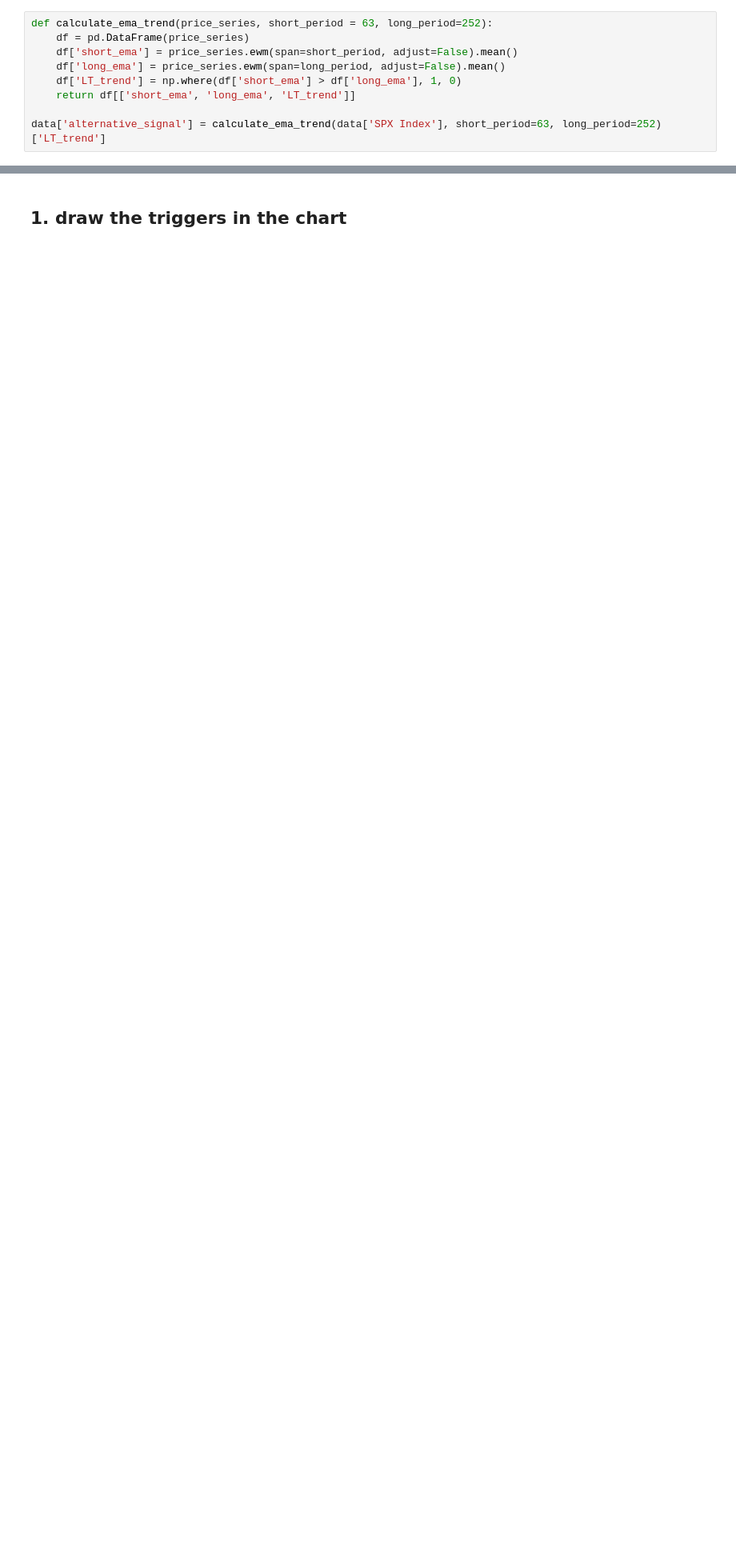
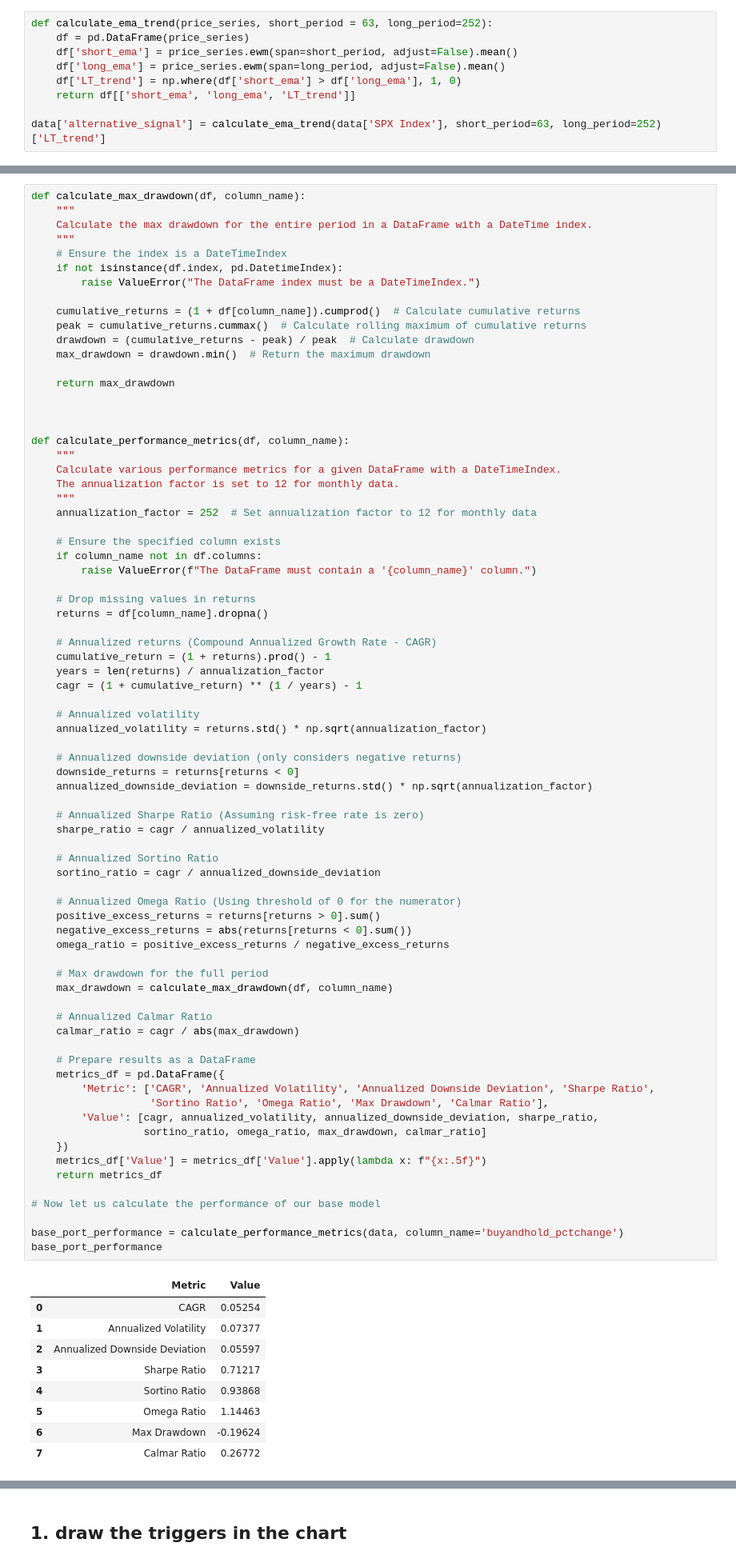
Before and after one commit to MarkAngeloMP/Low-Tide-Capital-Management, a Jupyter notebook: src/mixedanaylsis.ipynb, the cells around one changed output, grey strips where cells are left out. Shown at 80% size. Drawn from its saved outputs; the diff is of its cells as text; blank space fills up the shorter version.

```diff
--- a/src/mixedanaylsis.ipynb
+++ b/src/mixedanaylsis.ipynb
@@ -86,0 +88,85 @@ data.to_csv('alldata.csv', index=False)
+# %%
+def calculate_max_drawdown(df, column_name):
+    """
+    Calculate the max drawdown for the entire period in a DataFrame with a DateTime index.
+    """
+    # Ensure the index is a DateTimeIndex
+    if not isinstance(df.index, pd.DatetimeIndex):
+        raise ValueError("The DataFrame index must be a DateTimeIndex.")
+
+    cumulative_returns = (1 + df[column_name]).cumprod()  # Calculate cumulative returns
+    peak = cumulative_returns.cummax()  # Calculate rolling maximum of cumulative returns
+    drawdown = (cumulative_returns - peak) / peak  # Calculate drawdown
+    max_drawdown = drawdown.min()  # Return the maximum drawdown
+
+    return max_drawdown
+
+
+
+def calculate_performance_metrics(df, column_name):
+    """
+    Calculate various performance metrics for a given DataFrame with a DateTimeIndex.
+    The annualization factor is set to 12 for monthly data.
+    """
+    annualization_factor = 252  # Set annualization factor to 12 for monthly data
+
+    # Ensure the specified column exists
+    if column_name not in df.columns:
+        raise ValueError(f"The DataFrame must contain a '{column_name}' column.")
+
+    # Drop missing values in returns
+    returns = df[column_name].dropna()
+
+    # Annualized returns (Compound Annualized Growth Rate - CAGR)
+    cumulative_return = (1 + returns).prod() - 1
+    years = len(returns) / annualization_factor
+    cagr = (1 + cumulative_return) ** (1 / years) - 1
+
+    # Annualized volatility
+    annualized_volatility = returns.std() * np.sqrt(annualization_factor)
+
+    # Annualized downside deviation (only considers negative returns)
+    downside_returns = returns[returns < 0]
+    annualized_downside_deviation = downside_returns.std() * np.sqrt(annualization_factor)
+
+    # Annualized Sharpe Ratio (Assuming risk-free rate is zero)
+    sharpe_ratio = cagr / annualized_volatility
+
+    # Annualized Sortino Ratio
+    sortino_ratio = cagr / annualized_downside_deviation
+
+    # Annualized Omega Ratio (Using threshold of 0 for the numerator)
+    positive_excess_returns = returns[returns > 0].sum()
+    negative_excess_returns = abs(returns[returns < 0].sum())
+    omega_ratio = positive_excess_returns / negative_excess_returns
+
+    # Max drawdown for the full period
+    max_drawdown = calculate_max_drawdown(df, column_name)
+
+    # Annualized Calmar Ratio
+    calmar_ratio = cagr / abs(max_drawdown)
+
+    # Prepare results as a DataFrame
+    metrics_df = pd.DataFrame({
+        'Metric': ['CAGR', 'Annualized Volatility', 'Annualized Downside Deviation', 'Sharpe Ratio',
+                   'Sortino Ratio', 'Omega Ratio', 'Max Drawdown', 'Calmar Ratio'],
+        'Value': [cagr, annualized_volatility, annualized_downside_deviation, sharpe_ratio,
+                  sortino_ratio, omega_ratio, max_drawdown, calmar_ratio]
+    })
+    metrics_df['Value'] = metrics_df['Value'].apply(lambda x: f"{x:.5f}")
+    return metrics_df
+
+# Now let us calculate the performance of our base model
+
+base_port_performance = calculate_performance_metrics(data, column_name='buyandhold_pctchange')
+base_port_performance
+# %% [output]
+|  | Metric | Value |
+| 0 | CAGR | 0.05254 |
+| 1 | Annualized Volatility | 0.07377 |
+| 2 | Annualized Downside Deviation | 0.05597 |
+| 3 | Sharpe Ratio | 0.71217 |
+| 4 | Sortino Ratio | 0.93868 |
+| 5 | Omega Ratio | 1.14463 |
+| 6 | Max Drawdown | -0.19624 |
+| 7 | Calmar Ratio | 0.26772 |
```
Also changed, not shown: parts of 2 cells of this notebook, 1 other file.
